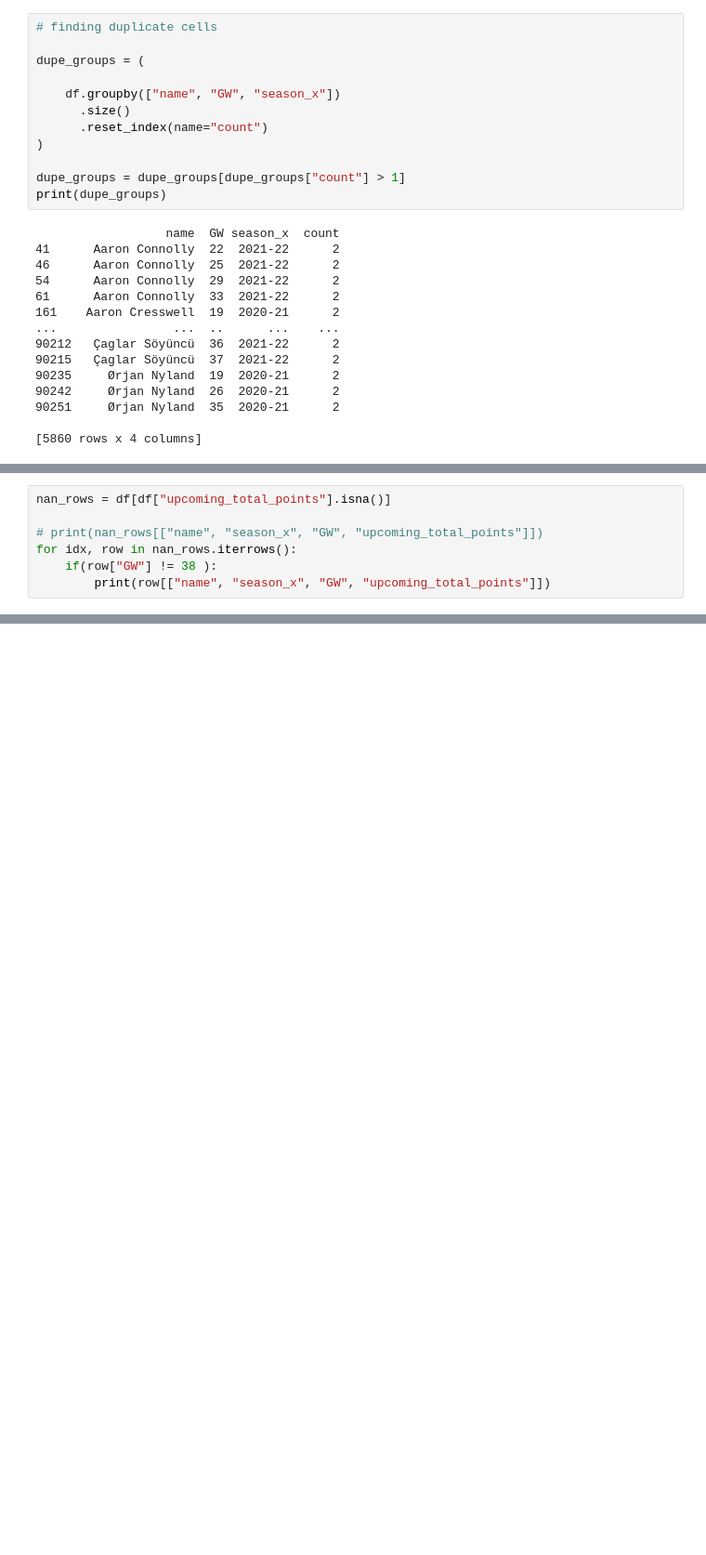
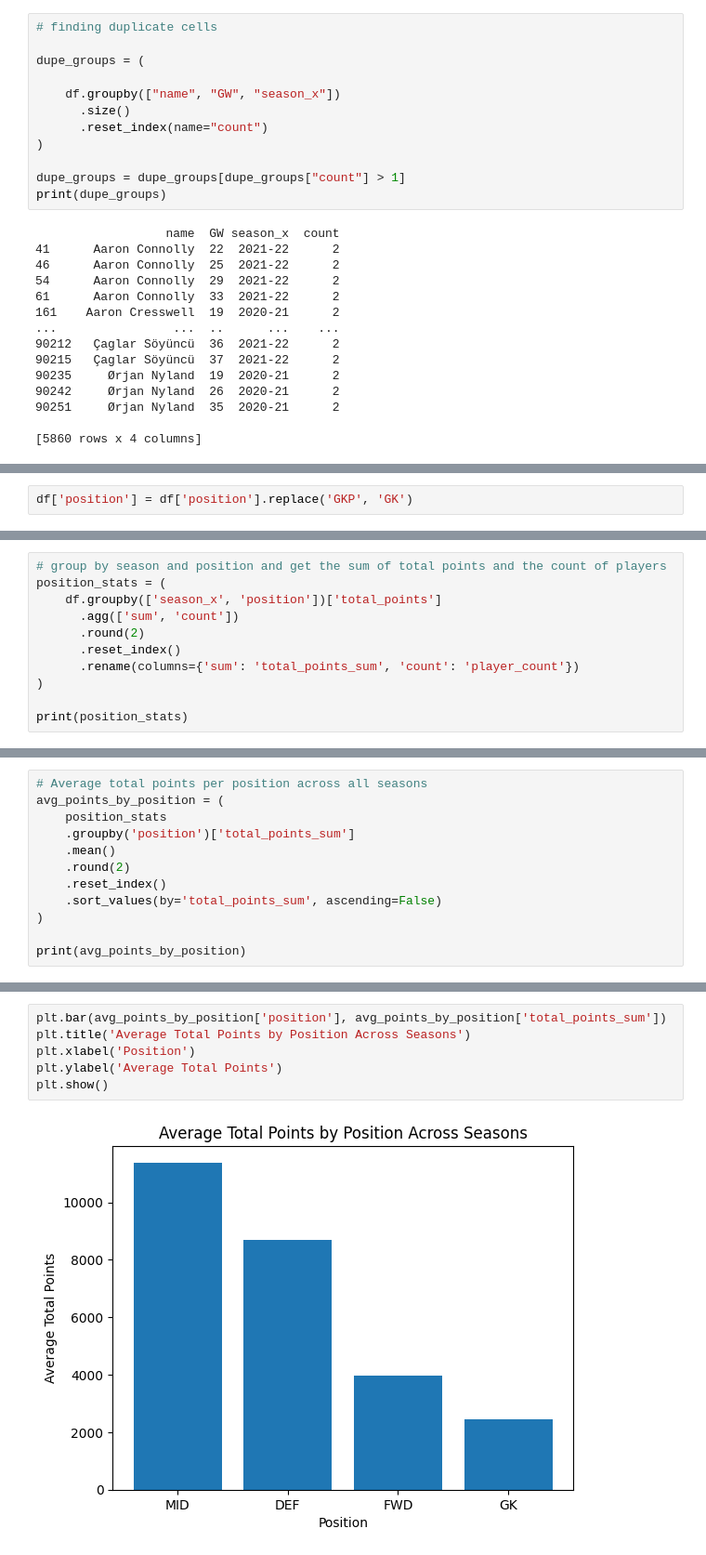
Before and after one commit to abdelrahman1903/Fantasy-Premier-League-Ai-Assistant, a Jupyter notebook: pl-2016-2023.ipynb, the cells around one changed output, grey strips where cells are left out. Shown at 93% size. Drawn from its saved outputs; the diff is of its cells as text; blank space fills up the shorter version.

```diff
--- a/pl-2016-2023.ipynb
+++ b/pl-2016-2023.ipynb
@@ -284,7 +236,0 @@ msno.matrix(df)
-# %%
-nan_rows = df[df["upcoming_total_points"].isna()]
-
-# print(nan_rows[["name", "season_x", "GW", "upcoming_total_points"]])
-for idx, row in nan_rows.iterrows():
-    if(row["GW"] != 38 ):
-        print(row[["name", "season_x", "GW", "upcoming_total_points"]])
@@ -305,0 +297,2 @@ df[(df["GW"] == 10) & (df["season_x"] == "2017-18") & (df["name"] == "MVictor Li
+# %%
+df['position'] = df['position'].replace('GKP', 'GK')
@@ -305,0 +328,11 @@ df[(df["GW"] == 10) & (df["season_x"] == "2017-18") & (df["name"] == "MVictor Li
+# %%
+# group by season and position and get the sum of total points and the count of players
+position_stats = (
+    df.groupby(['season_x', 'position'])['total_points']
+      .agg(['sum', 'count'])
+      .round(2)
+      .reset_index()
+      .rename(columns={'sum': 'total_points_sum', 'count': 'player_count'})
+)
+
+print(position_stats)
@@ -305,0 +357,12 @@ df[(df["GW"] == 10) & (df["season_x"] == "2017-18") & (df["name"] == "MVictor Li
+# %%
+# Average total points per position across all seasons
+avg_points_by_position = (
+    position_stats
+    .groupby('position')['total_points_sum']
+    .mean()
+    .round(2)
+    .reset_index()
+    .sort_values(by='total_points_sum', ascending=False)
+)
+
+print(avg_points_by_position)
@@ -305,0 +375,8 @@ df[(df["GW"] == 10) & (df["season_x"] == "2017-18") & (df["name"] == "MVictor Li
+# %%
+plt.bar(avg_points_by_position['position'], avg_points_by_position['total_points_sum'])
+plt.title('Average Total Points by Position Across Seasons')
+plt.xlabel('Position')
+plt.ylabel('Average Total Points')
+plt.show()
+# %% [output]
+[figure, added]
```
Also changed, not shown: parts of 31 cells of this notebook, 4 other files.
